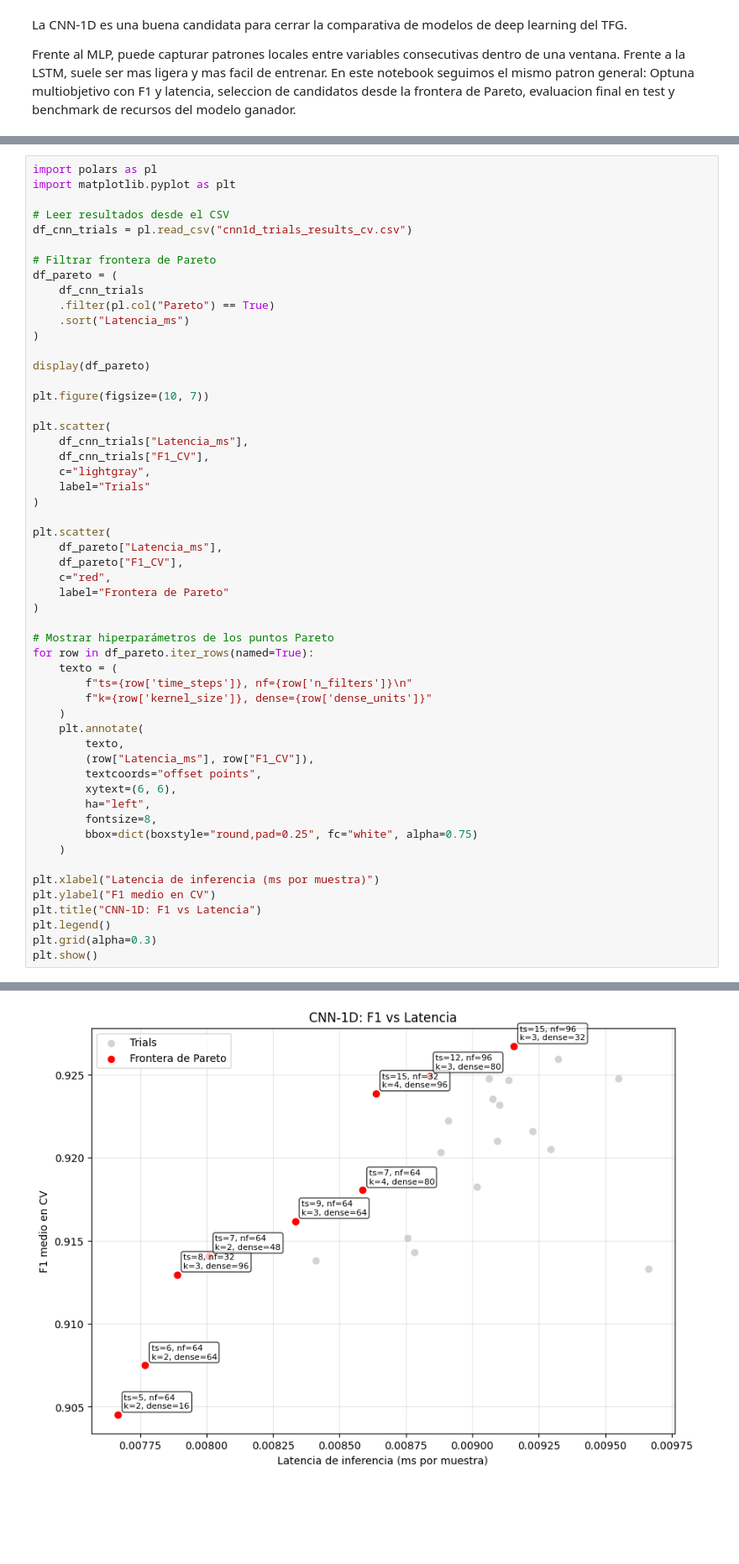
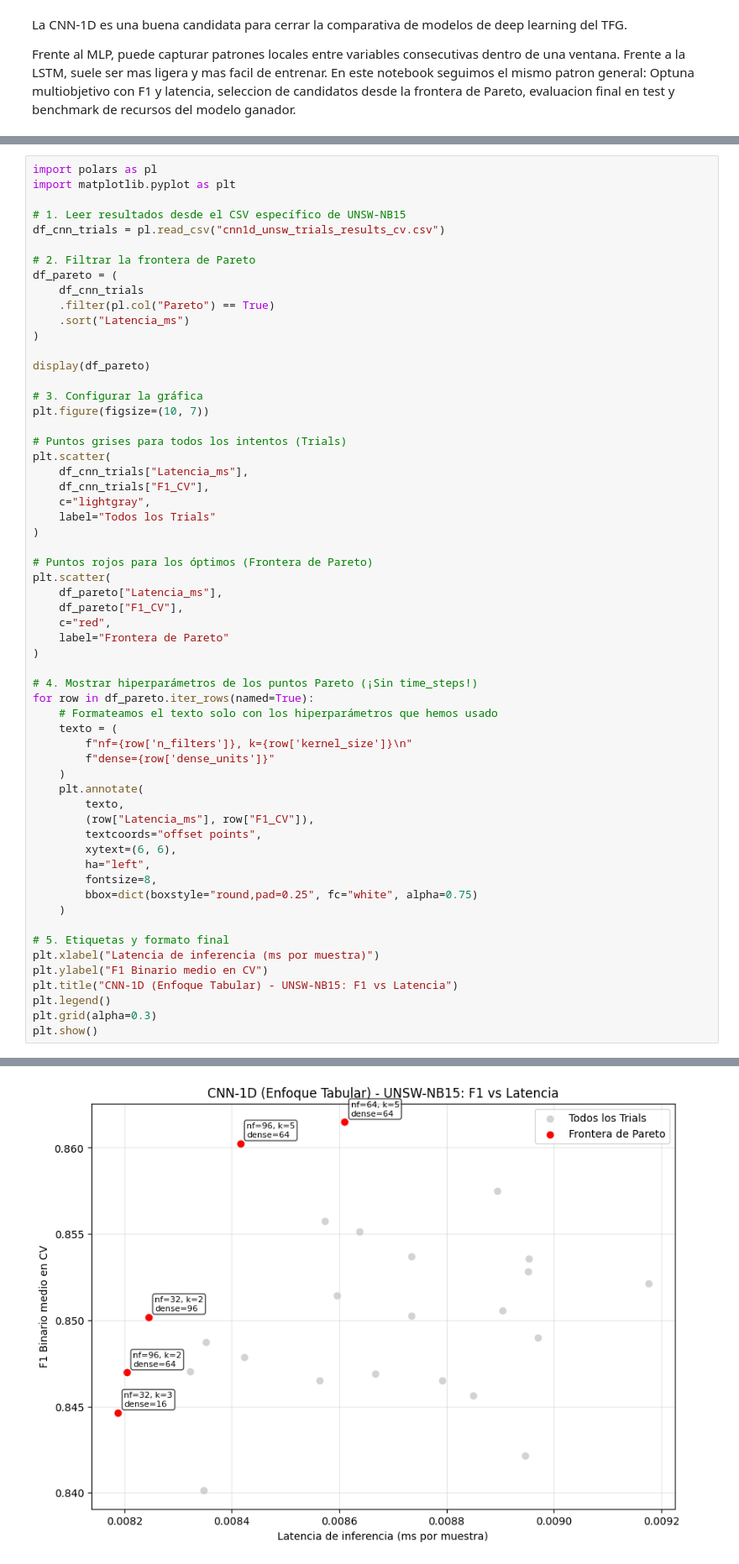
Before and after one commit to Placivm04/PLACI_TFG, a Jupyter notebook: CODIGO/MODELOS IT/cnn1d_train.ipynb, the cells around one changed output, grey strips where cells are left out. Shown at 84% size. Cells and saved outputs as stored; diff of their text form; blank space fills up the shorter version.

```diff
--- a/CODIGO/MODELOS IT/cnn1d_train.ipynb
+++ b/CODIGO/MODELOS IT/cnn1d_train.ipynb
@@ -346,10 +268,10 @@ I0000 00:00:1774392026.896087  211187 dot_merger.cc:481] Merging Dots in computa
 import polars as pl
 import matplotlib.pyplot as plt
 
-# Leer resultados desde el CSV
-df_cnn_trials = pl.read_csv("cnn1d_trials_results_cv.csv")
+# 1. Leer resultados desde el CSV específico de UNSW-NB15
+df_cnn_trials = pl.read_csv("cnn1d_unsw_trials_results_cv.csv")
 
-# Filtrar frontera de Pareto
+# 2. Filtrar la frontera de Pareto
 df_pareto = (
     df_cnn_trials
     .filter(pl.col("Pareto") == True)
@@ -358,15 +280,18 @@ df_pareto = (
 
 display(df_pareto)
 
+# 3. Configurar la gráfica
 plt.figure(figsize=(10, 7))
 
+# Puntos grises para todos los intentos (Trials)
 plt.scatter(
     df_cnn_trials["Latencia_ms"],
     df_cnn_trials["F1_CV"],
     c="lightgray",
-    label="Trials"
+    label="Todos los Trials"
 )
 
+# Puntos rojos para los óptimos (Frontera de Pareto)
 plt.scatter(
     df_pareto["Latencia_ms"],
     df_pareto["F1_CV"],
@@ -374,11 +299,12 @@ plt.scatter(
     label="Frontera de Pareto"
 )
 
-# Mostrar hiperparámetros de los puntos Pareto
+# 4. Mostrar hiperparámetros de los puntos Pareto (¡Sin time_steps!)
 for row in df_pareto.iter_rows(named=True):
+    # Formateamos el texto solo con los hiperparámetros que hemos usado
     texto = (
-        f"ts={row['time_steps']}, nf={row['n_filters']}\n"
-        f"k={row['kernel_size']}, dense={row['dense_units']}"
+        f"nf={row['n_filters']}, k={row['kernel_size']}\n"
+        f"dense={row['dense_units']}"
     )
     plt.annotate(
         texto,
@@ -390,9 +316,10 @@ for row in df_pareto.iter_rows(named=True):
         bbox=dict(boxstyle="round,pad=0.25", fc="white", alpha=0.75)
     )
 
+# 5. Etiquetas y formato final
 plt.xlabel("Latencia de inferencia (ms por muestra)")
-plt.ylabel("F1 medio en CV")
-plt.title("CNN-1D: F1 vs Latencia")
+plt.ylabel("F1 Binario medio en CV")
+plt.title("CNN-1D (Enfoque Tabular) - UNSW-NB15: F1 vs Latencia")
 plt.legend()
 plt.grid(alpha=0.3)
 plt.show()
@@ -412,2 +335,2 @@ shape: (9, 8)
-[figure, old version]
+[figure, new version]
 # %%
```
Also changed, not shown: parts of 5 cells of this notebook.
